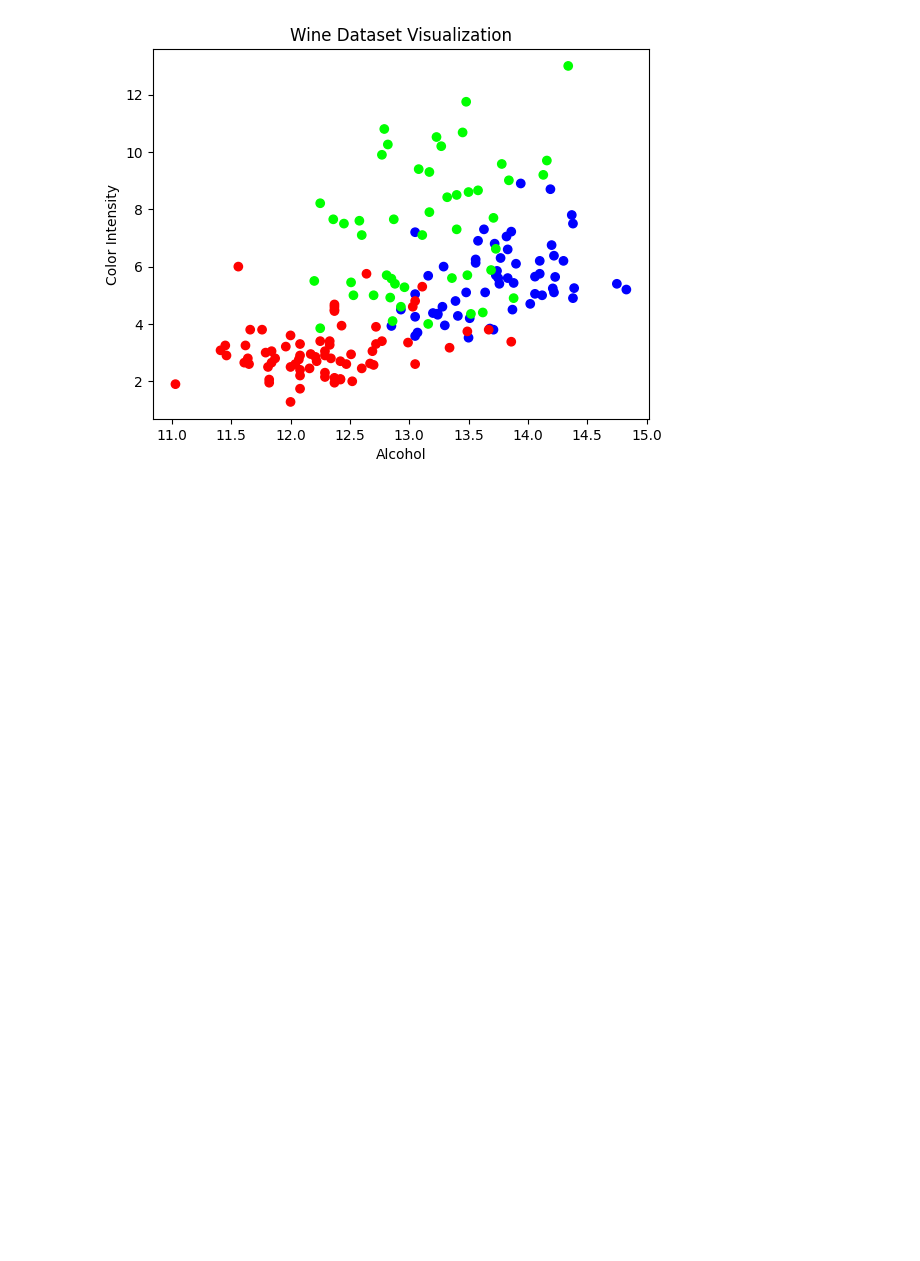
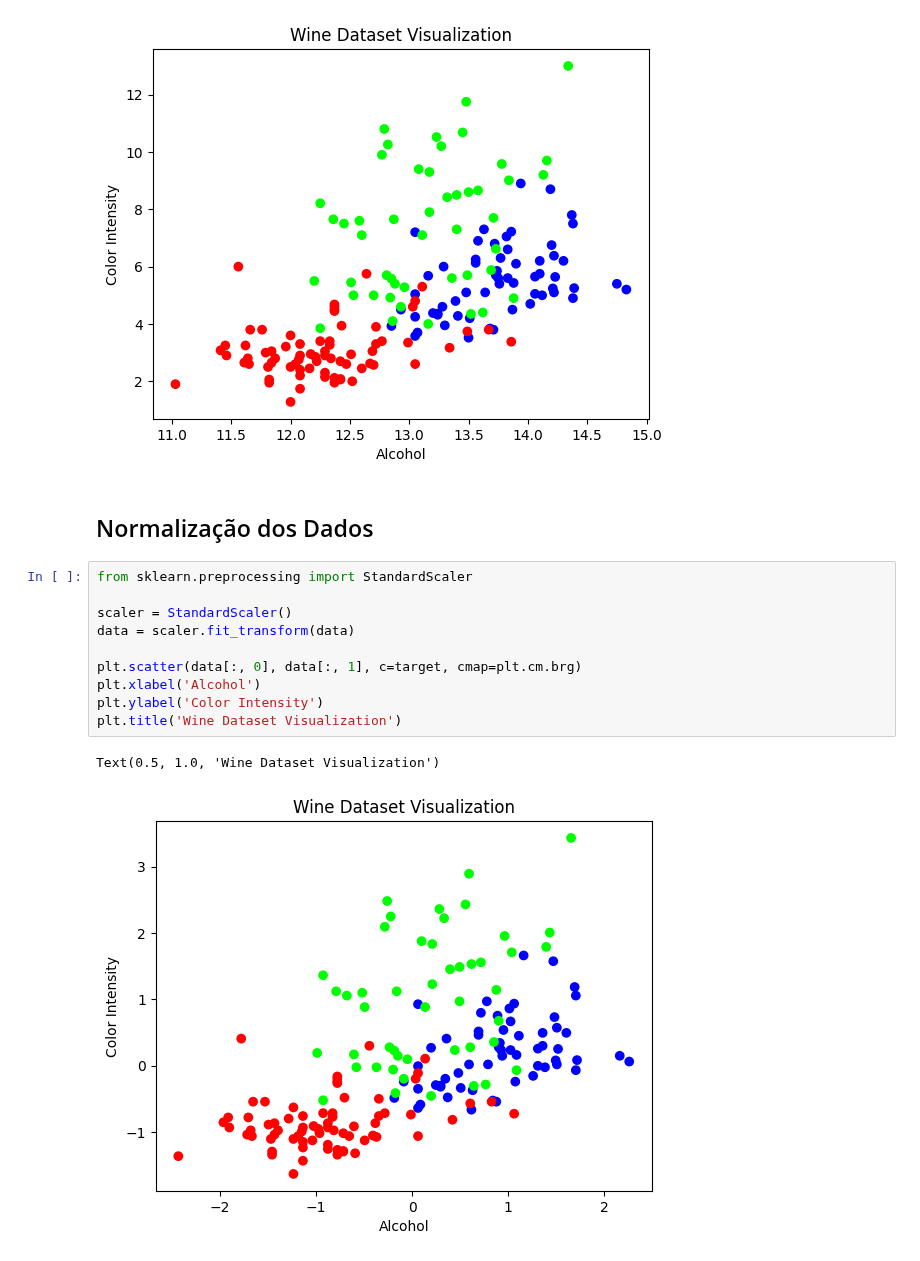
Before and after one commit to viktoruebelhart/studies, a Jupyter notebook: Alura_Pytorch_F_Perda.ipynb, the cells around one changed output. Cells and saved outputs as stored; diff of their text form; blank space fills up the shorter version.

```diff
--- a/Alura_Pytorch_F_Perda.ipynb
+++ b/Alura_Pytorch_F_Perda.ipynb
@@ -285,3 +285,18 @@ plt.title('Wine Dataset Visualization')
 # %% [output]
 Text(0.5, 1.0, 'Wine Dataset Visualization')
 [figure]
+# %% [markdown]
+## Normalização dos Dados
+# %%
+from sklearn.preprocessing import StandardScaler
+
+scaler = StandardScaler()
+data = scaler.fit_transform(data)
+
+plt.scatter(data[:, 0], data[:, 1], c=target, cmap=plt.cm.brg)
+plt.xlabel('Alcohol')
+plt.ylabel('Color Intensity')
+plt.title('Wine Dataset Visualization')
+# %% [output]
+Text(0.5, 1.0, 'Wine Dataset Visualization')
+[figure, added]
```
